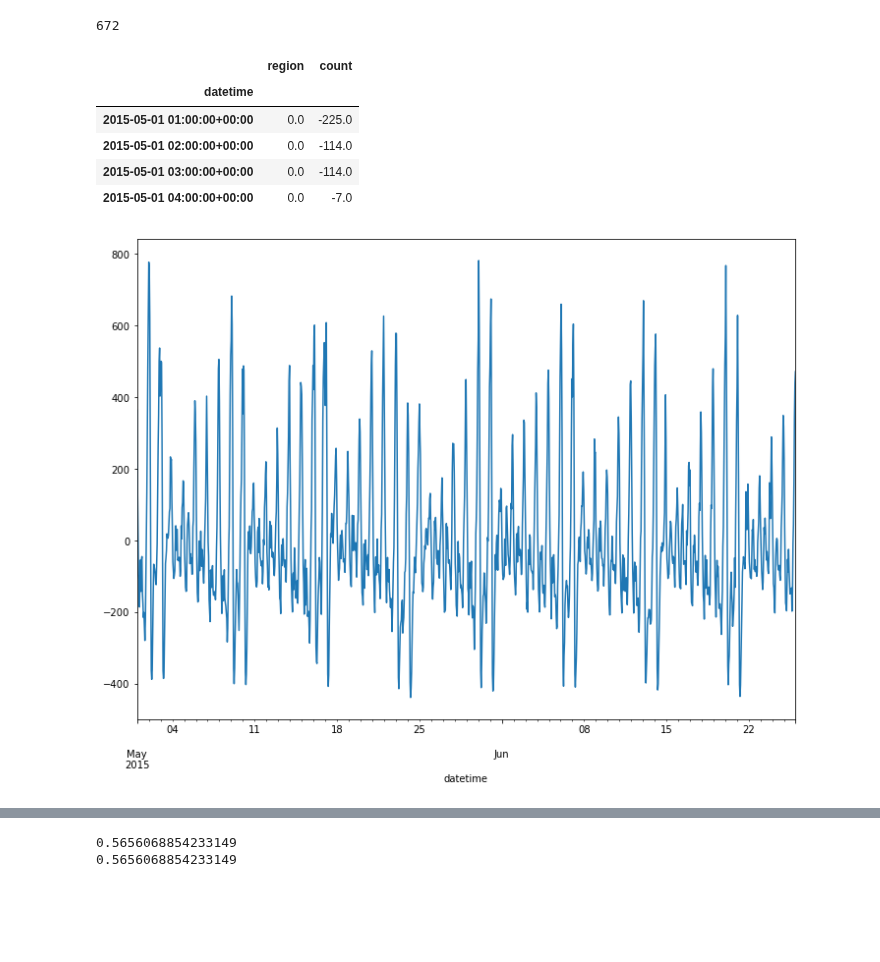
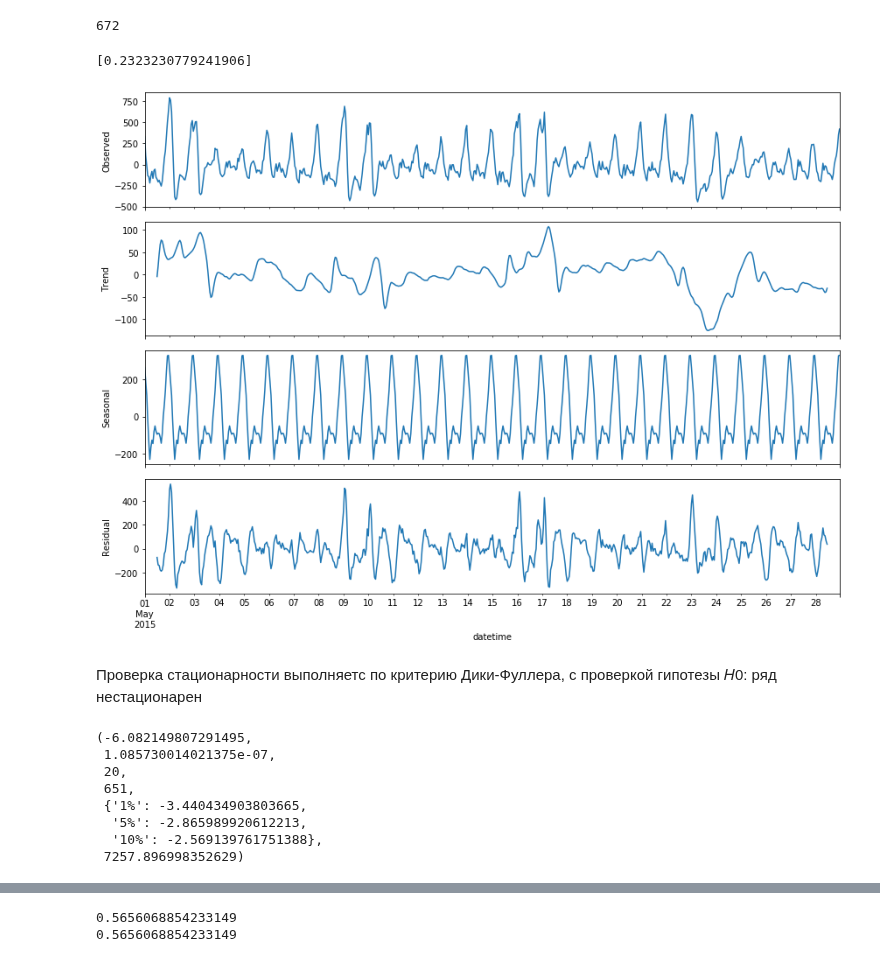
Before and after one commit to dminikorenb/DataLearning, a Jupyter notebook: 3-Taxi/dminik6_part3_w3.ipynb, the cells around one changed output, grey strips where cells are left out. Saved outputs shown, nothing was run; the diff lists cells and outputs as text; code cells hidden in the pictures; blank space fills up the shorter version.

```diff
--- a/3-Taxi/dminik6_part3_w3.ipynb
+++ b/3-Taxi/dminik6_part3_w3.ipynb
@@ -163,43 +164,57 @@ len(stmp)
 # %%
 # atmp = np.array( X_week )
 # atmp.shape
-# stmp = s.head(28*24)['count']
+stmp = s.head(28*24)['count']
 # stmp.head()
-s.diff().head().dropna()
-# %% [output]
-|  | region | count |
-| datetime |  |  |
-| 2015-05-01 01:00:00+00:00 | 0.0 | -225.0 |
-| 2015-05-01 02:00:00+00:00 | 0.0 | -114.0 |
-| 2015-05-01 03:00:00+00:00 | 0.0 | -114.0 |
-| 2015-05-01 04:00:00+00:00 | 0.0 | -7.0 |
 # %%
 # pl.figure(figsize=(12,8))
 rcParams['figure.figsize'] = 12, 9
-stmp = s.head(2*28*24).copy()
-# stmp = s.copy()
+stmp = s.head(4*7*24).copy()
+# stmp['count'] = np.log( stmp['count'].values )
+stmp = stmp.dropna()
+# stmp = s.head(12*28*24).resample('D').mean().copy()
 t_period = 7*24
 l_score = []
 # можно для начала взять K равным 2-5
-Kmax = 5
+Kmax = 3
+# for Kmax in range(2, 20):
+X_week = []
+for i in range(0, len(stmp)):
+    X_week.append([ math.sin(i* 2.*math.pi*k/t_period) for k in range(1, Kmax+1)] +
+                  [ math.cos(i* 2.*math.pi*k/t_period) for k in range(1, Kmax+1)])
 
-for ibeg in range(0, 1):
-    X_week = []
-    for i in range(ibeg, len(stmp) + ibeg):
-        X_week.append([ math.sin(i* 2.*math.pi*k/t_period) for k in range(1, Kmax+1)] +
-                      [ math.cos(i* 2.*math.pi*k/t_period) for k in range(1, Kmax+1)])
+lr = LinearRegression()
+lr.fit( X_week , stmp['count'].values)
+l_score.append(lr.score(X_week , stmp['count'].values))
+y_test = lr.predict(X_week)
 
-    lr = LinearRegression()
-    lr.fit( X_week , stmp['count'].values)
-    l_score.append(lr.score(X_week , stmp['count'].values))
-    y_test = lr.predict(X_week)
-
-    stmp['tmp'] = y_test
-    stmp['delta'] = stmp['count'] -  stmp['tmp']
-#     stmp[['count', 'delta',  'tmp']].plot()
-    stmp['delta'].plot()
+stmp['tmp'] = y_test
+stmp['delta'] = stmp['count'] - stmp['tmp']
+# stmp[['count',  'tmp', 'delta']].plot()
+#     stmp['delta'].plot()
 #     pl.plot(y_test)
 #     pl.plot(stmp.values)
 #     pl.set
+print(l_score)
+rcParams['figure.figsize'] = 12, 9
+decomp=seasonal_decompose(stmp['delta'] )
+decomp.plot()
+pl.show();
 # %% [output]
+[0.2323230779241906]
-[figure, old version]
+[figure, new version]
+# %% [markdown]
+Проверка стационарности выполняетс по критерию Дики-Фуллера, с проверкой гипотезы
+𝐻0:  ряд нестационарен
+# %%
+# print("Критерий Дики-Фуллера: p=%f" % adfuller(stmp['delta'])[1])
+adfuller(stmp['delta'])
+# %% [output]
+(-6.082149807291495,
+ 1.085730014021375e-07,
+ 20,
+ 651,
+ {'1%': -3.440434903803665,
+  '5%': -2.865989920612213,
+  '10%': -2.569139761751388},
+ 7257.896998352629)
```
Also changed, not shown: parts of 11 cells of this notebook, 1 other file.
